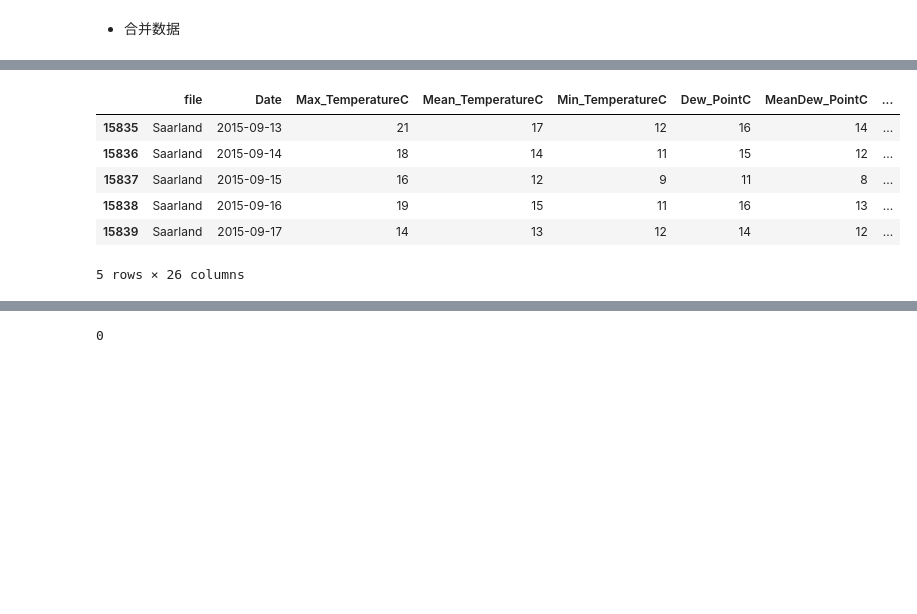
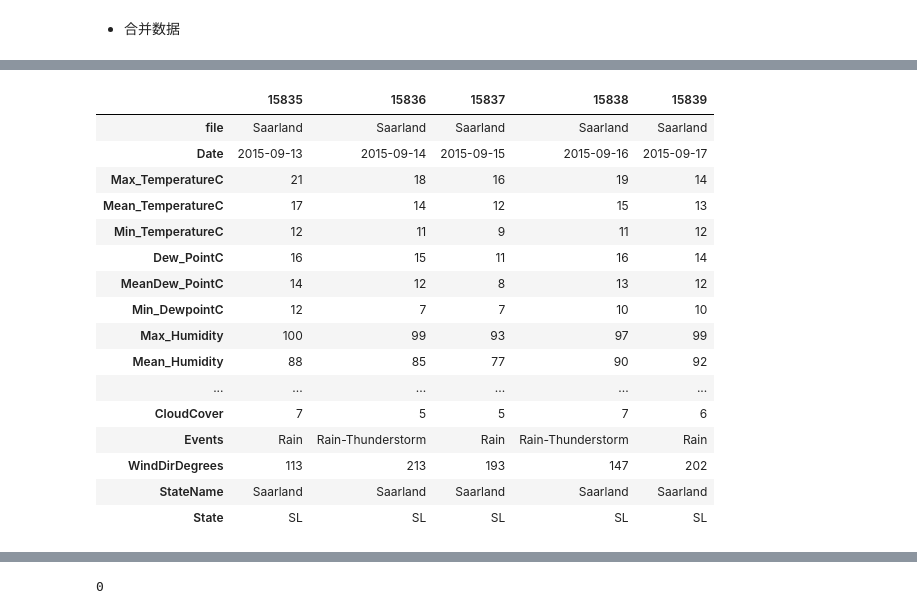
Before and after one commit to AutuanLiu/Fastai-Notes-V3, a Jupyter notebook: fastai_DL_nbs/lesson06_rossmann_pro.ipynb, the cells around one changed output, grey strips where cells are left out. Saved outputs shown, nothing was run; the diff lists cells and outputs as text; code cells hidden in the pictures; blank space fills up the shorter version.

```diff
--- a/fastai_DL_nbs/lesson06_rossmann_pro.ipynb
+++ b/fastai_DL_nbs/lesson06_rossmann_pro.ipynb
@@ -103,10 +151,20 @@ weather = join_df(weather, state_names, "file", "StateName")
 # %%
-weather.tail()
+weather.tail().T
 # %% [output]
-|  | file | Date | Max_TemperatureC | Mean_TemperatureC | Min_TemperatureC | Dew_PointC | MeanDew_PointC | ... |
-| 15835 | Saarland | 2015-09-13 | 21 | 17 | 12 | 16 | 14 | ... |
-| 15836 | Saarland | 2015-09-14 | 18 | 14 | 11 | 15 | 12 | ... |
-| 15837 | Saarland | 2015-09-15 | 16 | 12 | 9 | 11 | 8 | ... |
-| 15838 | Saarland | 2015-09-16 | 19 | 15 | 11 | 16 | 13 | ... |
-| 15839 | Saarland | 2015-09-17 | 14 | 13 | 12 | 14 | 12 | ... |
+|  | 15835 | 15836 | 15837 | 15838 | 15839 |
+| file | Saarland | Saarland | Saarland | Saarland | Saarland |
+| Date | 2015-09-13 | 2015-09-14 | 2015-09-15 | 2015-09-16 | 2015-09-17 |
+| Max_TemperatureC | 21 | 18 | 16 | 19 | 14 |
+| Mean_TemperatureC | 17 | 14 | 12 | 15 | 13 |
+| Min_TemperatureC | 12 | 11 | 9 | 11 | 12 |
+| Dew_PointC | 16 | 15 | 11 | 16 | 14 |
+| MeanDew_PointC | 14 | 12 | 8 | 13 | 12 |
+| Min_DewpointC | 12 | 7 | 7 | 10 | 10 |
+| Max_Humidity | 100 | 99 | 93 | 97 | 99 |
+| Mean_Humidity | 88 | 85 | 77 | 90 | 92 |
+| ... | ... | ... | ... | ... | ... |
+| CloudCover | 7 | 5 | 5 | 7 | 6 |
+| Events | Rain | Rain-Thunderstorm | Rain | Rain-Thunderstorm | Rain |
+| WindDirDegrees | 113 | 213 | 193 | 147 | 202 |
+| StateName | Saarland | Saarland | Saarland | Saarland | Saarland |
+| State | SL | SL | SL | SL | SL |
-5 rows × 26 columns
```
Also changed, not shown: parts of 18 cells of this notebook, 4 other files.
